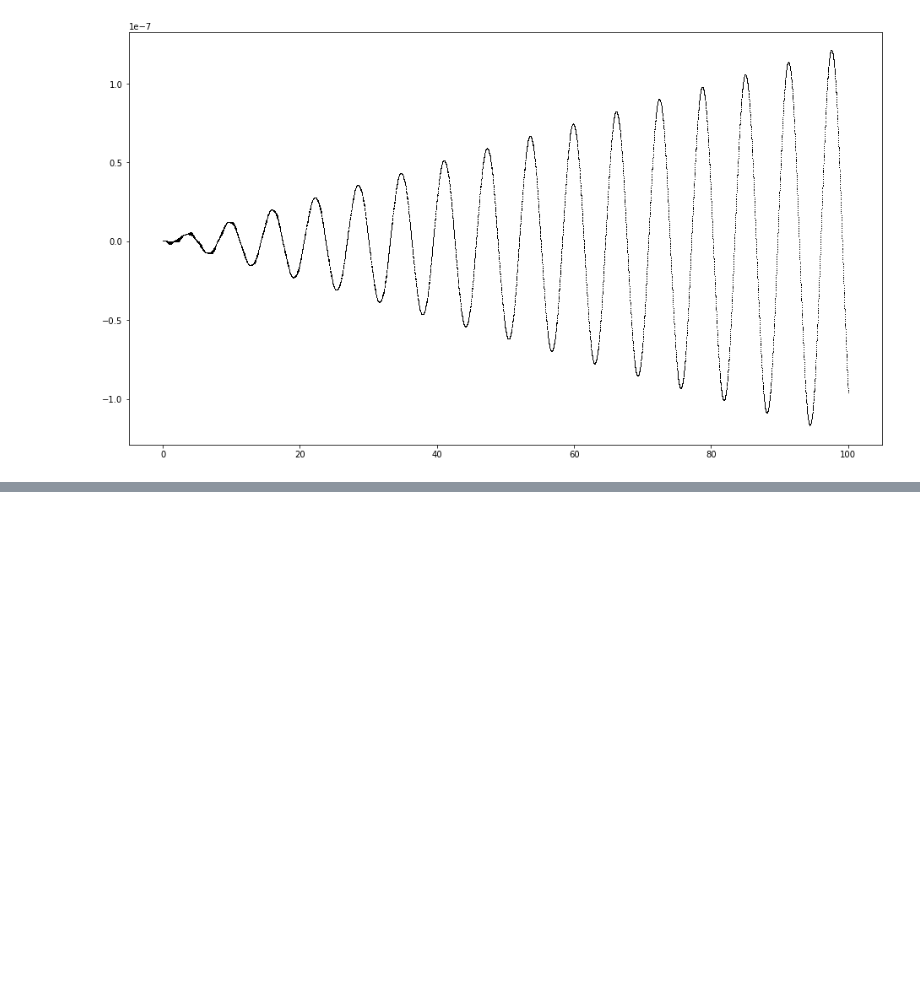
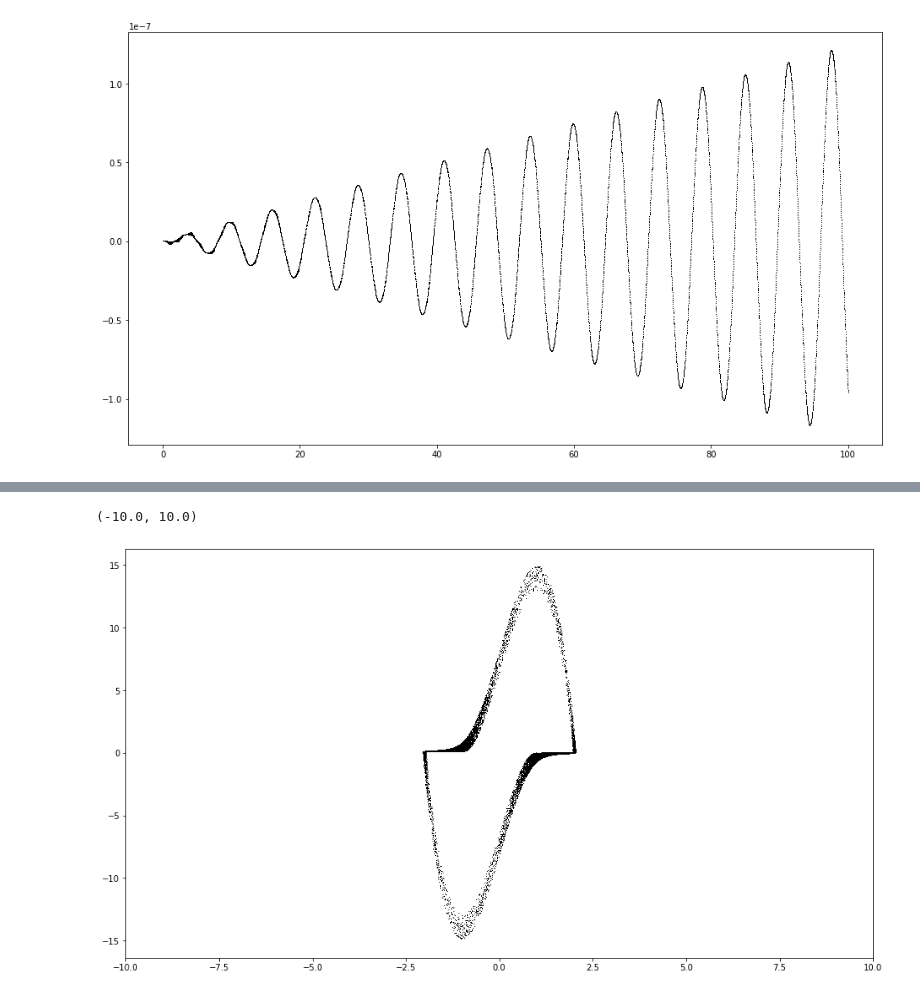
Before and after one commit to bgold-cosmos/mm2022, a Jupyter notebook: Week7b.ipynb, the cells around one changed output, grey strips where cells are left out. Drawn from its saved outputs; the diff is of its cells as text; code cells hidden in the pictures; blank space fills up the shorter version.

```diff
--- a/Week7b.ipynb
+++ b/Week7b.ipynb
@@ -85,0 +99,7 @@ pp.plot(sol.t, sol.y[0]-np.cos(sol.t), 'k,')
+# %%
+pp.figure(figsize=(16,9))
+pp.plot(sol1.y[0], sol1.y[1], 'k,')
+pp.xlim([-10,10])
+# %% [output]
+(-10.0, 10.0)
+[figure, added]
```
Also changed, not shown: parts of 9 cells of this notebook, 2 other files.
